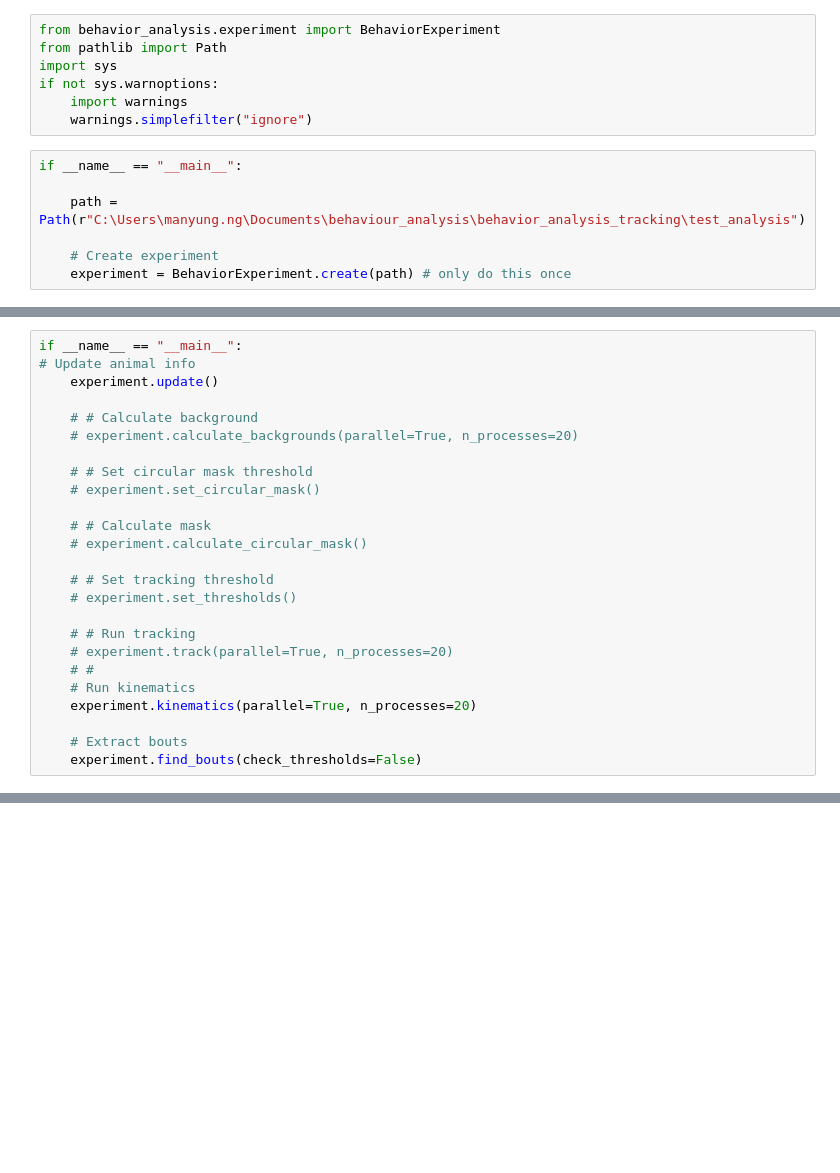
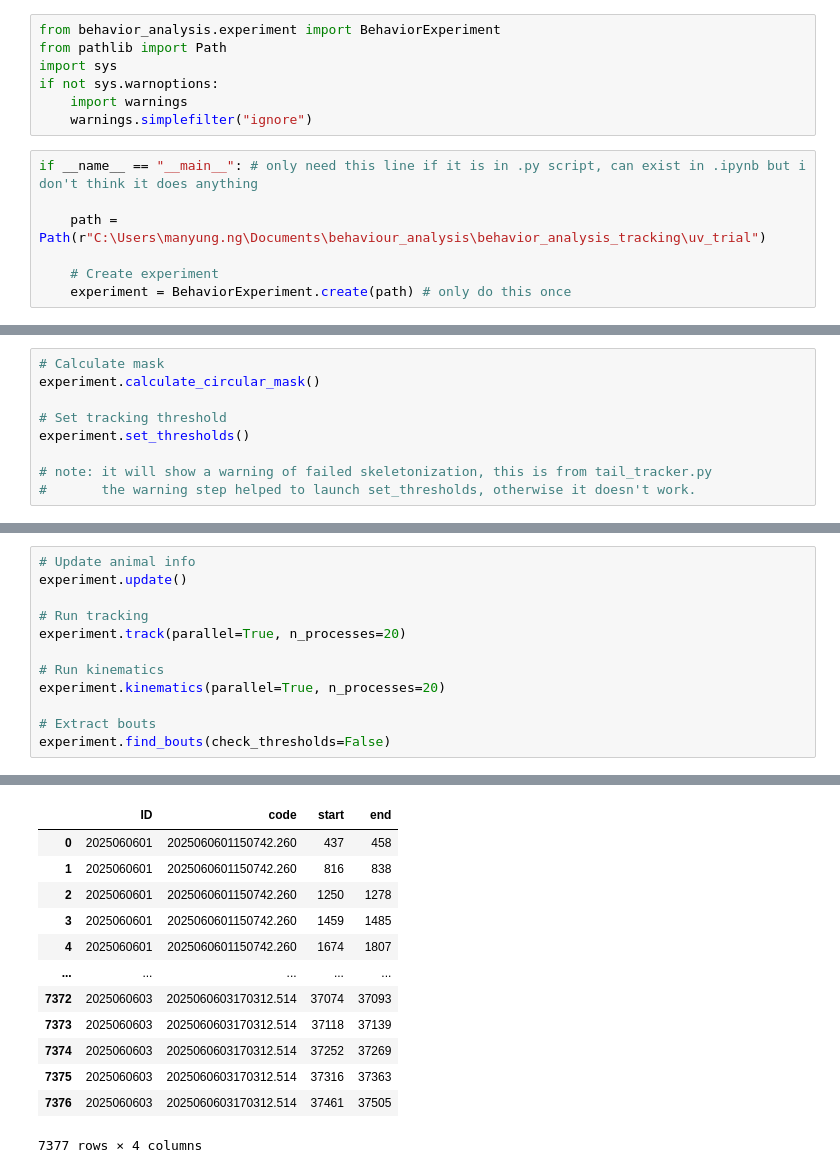
Before and after one commit to myngaf/behavior_analysis_tracking, a Jupyter notebook: test_tracking.ipynb, the cells around one changed output, grey strips where cells are left out. Drawn from its saved outputs; the diff is of its cells as text; blank space fills up the shorter version.

Commit message:
ran tracking for another set of data

```diff
--- a/test_tracking.ipynb
+++ b/test_tracking.ipynb
@@ -6,9 +6,9 @@ if not sys.warnoptions:
     import warnings
     warnings.simplefilter("ignore")
 # %%
-if __name__ == "__main__":
+if __name__ == "__main__": # only need this line if it is in .py script, can exist in .ipynb but i don't think it does anything
 
-    path = Path(r"C:\Users\manyung.ng\Documents\behaviour_analysis\behavior_analysis_tracking\test_analysis")
+    path = Path(r"C:\Users\manyung.ng\Documents\behaviour_analysis\behavior_analysis_tracking\uv_trial")
 
     # Create experiment
     experiment = BehaviorExperiment.create(path) # only do this once
@@ -26,26 +54,10 @@ mask_data: mask_data.csv
 # %%
-if __name__ == "__main__":
-# Update animal info
-    experiment.update()
+# Calculate mask
+experiment.calculate_circular_mask()
 
-    # # Calculate background
-    # experiment.calculate_backgrounds(parallel=True, n_processes=20)
+# Set tracking threshold
+experiment.set_thresholds()
 
-    # # Set circular mask threshold
-    # experiment.set_circular_mask()
-
-    # # Calculate mask
-    # experiment.calculate_circular_mask()
-
-    # # Set tracking threshold
-    # experiment.set_thresholds()
-
-    # # Run tracking
-    # experiment.track(parallel=True, n_processes=20)
-    # #
-    # Run kinematics
-    experiment.kinematics(parallel=True, n_processes=20)
-
-    # Extract bouts
-    experiment.find_bouts(check_thresholds=False)
+# note: it will show a warning of failed skeletonization, this is from tail_tracker.py
+#       the warning step helped to launch set_thresholds, otherwise it doesn't work.
 # %% [output]
@@ -68,0 +81,13 @@ KINEMATICS
+# %%
+# Update animal info
+experiment.update()
+
+# Run tracking
+experiment.track(parallel=True, n_processes=20)
+
+# Run kinematics
+experiment.kinematics(parallel=True, n_processes=20)
+
+# Extract bouts
+experiment.find_bouts(check_thresholds=False)
+# %% [output]
@@ -68,0 +111,13 @@ KINEMATICS
+|  | ID | code | start | end |
+| 0 | 2025060601 | 2025060601150742.260 | 437 | 458 |
+| 1 | 2025060601 | 2025060601150742.260 | 816 | 838 |
+| 2 | 2025060601 | 2025060601150742.260 | 1250 | 1278 |
+| 3 | 2025060601 | 2025060601150742.260 | 1459 | 1485 |
+| 4 | 2025060601 | 2025060601150742.260 | 1674 | 1807 |
+| ... | ... | ... | ... | ... |
+| 7372 | 2025060603 | 2025060603170312.514 | 37074 | 37093 |
+| 7373 | 2025060603 | 2025060603170312.514 | 37118 | 37139 |
+| 7374 | 2025060603 | 2025060603170312.514 | 37252 | 37269 |
+| 7375 | 2025060603 | 2025060603170312.514 | 37316 | 37363 |
+| 7376 | 2025060603 | 2025060603170312.514 | 37461 | 37505 |
+7377 rows × 4 columns
```
Also changed, not shown: parts of 5 cells of this notebook.
